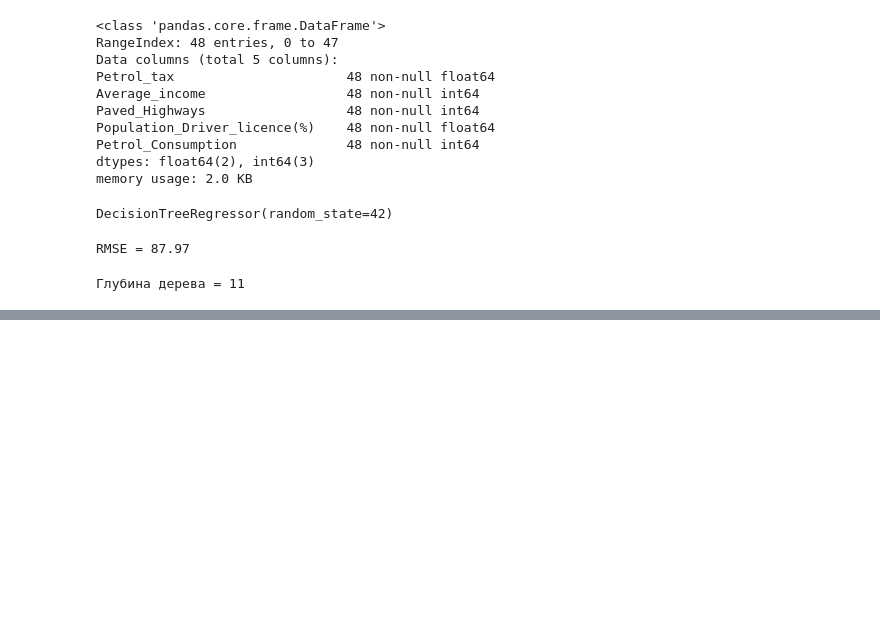
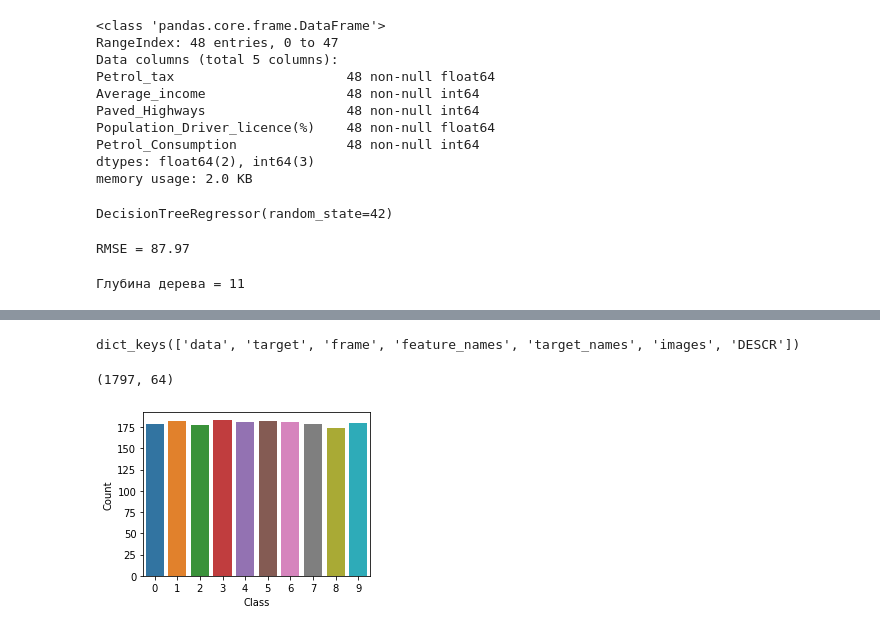
Before and after one commit to JuliaSok/StudyRepository, a Jupyter notebook: Skillfactory/Unit 6/ML-5 Decision Tree/ML-5 HomeWorks.ipynb, the cells around one changed output, grey strips where cells are left out. Saved outputs shown, nothing was run; the diff lists cells and outputs as text; code cells hidden in the pictures; blank space fills up the shorter version.

```diff
--- a/Skillfactory/Unit 6/ML-5 Decision Tree/ML-5 HomeWorks.ipynb
+++ b/Skillfactory/Unit 6/ML-5 Decision Tree/ML-5 HomeWorks.ipynb
@@ -151,0 +244,4 @@ print('Глубина дерева =', reg_tree.get_depth())
+# %%
+from sklearn.datasets import load_digits
+digits = load_digits()
+print(digits['DESCR'])
@@ -151,0 +266,20 @@ print('Глубина дерева =', reg_tree.get_depth())
+# %%
+digits.keys()
+# %% [output]
+dict_keys(['data', 'target', 'frame', 'feature_names', 'target_names', 'images', 'DESCR'])
+# %%
+digits['data'].shape
+# %% [output]
+(1797, 64)
+# %%
+# Посмотрим на распределение объектов по классам
+from matplotlib import pyplot as plt
+import seaborn as sns
+
+plt.figure(figsize=(4,3))
+sns.countplot(digits.target)
+plt.xlabel('Class')
+plt.ylabel('Count')
+plt.tight_layout()
+# %% [output]
+[figure, added]
```
Also changed, not shown: parts of 24 cells of this notebook.
